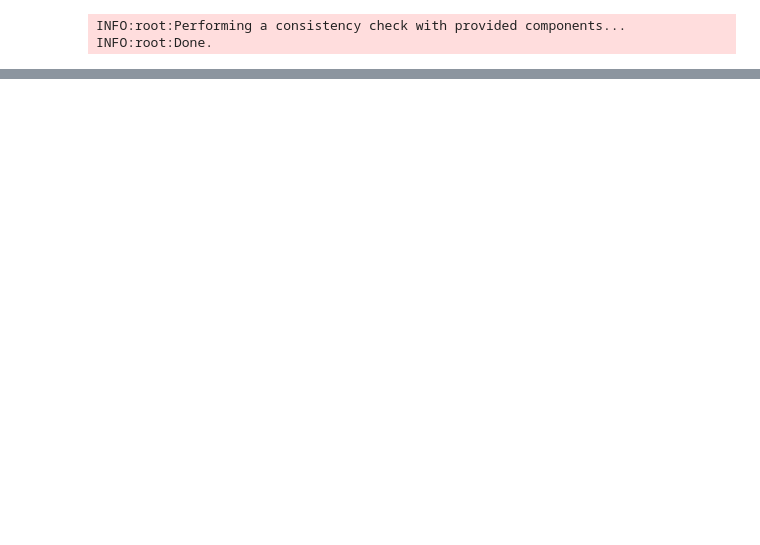
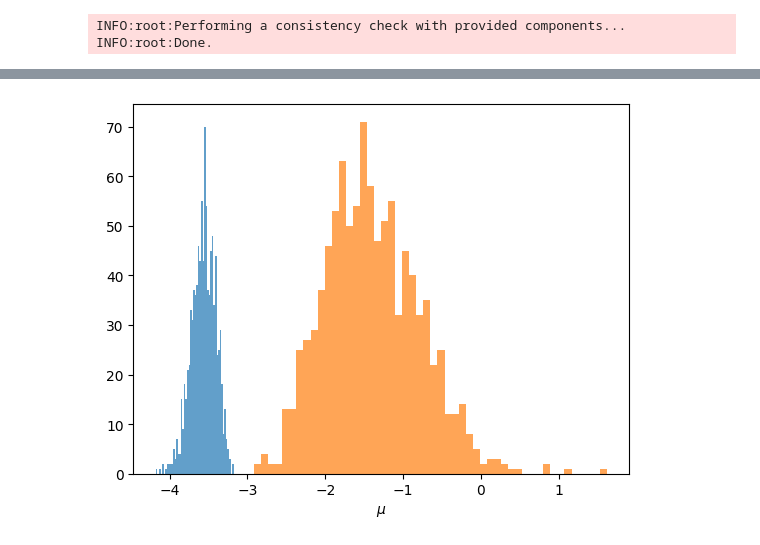
Before and after one commit to Kucharssim/bayesflow-amortized-mixtures, a Jupyter notebook: normal-mixture.ipynb, the cells around one changed output, grey strips where cells are left out. Saved outputs shown, nothing was run; the diff lists cells and outputs as text; code cells hidden in the pictures; blank space fills up the shorter version.

```diff
--- a/normal-mixture.ipynb
+++ b/normal-mixture.ipynb
@@ -197,0 +285,6 @@ Text(0, 0.5, 'P(S = 1)')
+# %%
+plt.hist(parameter_estimates[0,:,0], alpha=0.7, bins=50)
+plt.hist(parameter_estimates[0,:,1], alpha=0.7, bins=50)
+f=plt.xlabel(r"$\mu$")
+# %% [output]
+[figure, added]
```
Also changed, not shown: parts of 27 cells of this notebook, 2 other files.
